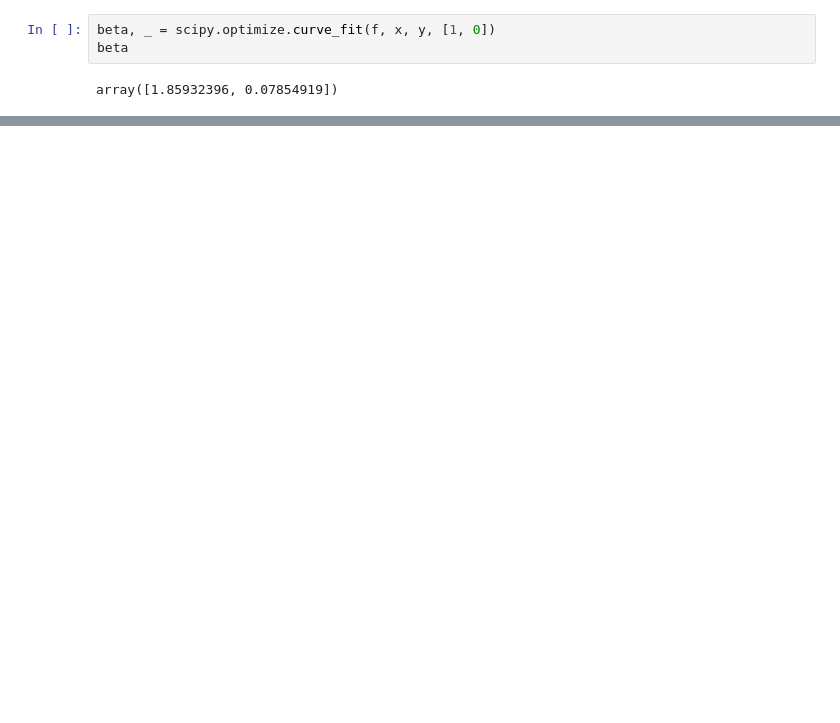
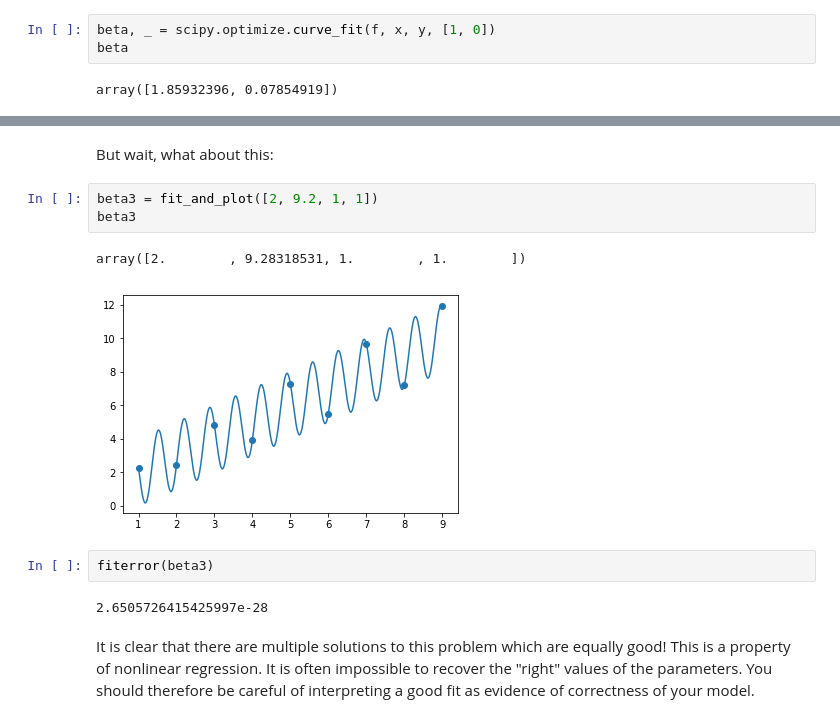
Before and after one commit to alchemyst/Dynamics-and-Control, a Jupyter notebook: 1_Dynamics/7_System_identification/Regression.ipynb, the cells around one changed output, grey strips where cells are left out. Cells and saved outputs as stored; diff of their text form; blank space fills up the shorter version.

```diff
--- a/1_Dynamics/7_System_identification/Regression.ipynb
+++ b/1_Dynamics/7_System_identification/Regression.ipynb
@@ -143,0 +199,14 @@ plt.plot(smoothx, f2(smoothx, *beta))
+# %% [markdown]
+But wait, what about this:
+# %%
+beta3 = fit_and_plot([2, 9.2, 1, 1])
+beta3
+# %% [output]
+array([2.        , 9.28318531, 1.        , 1.        ])
+[figure, added]
+# %%
+fiterror(beta3)
+# %% [output]
+2.6505726415425997e-28
+# %% [markdown]
+It is clear that there are multiple solutions to this problem which are equally good! This is a property of nonlinear regression. It is often impossible to recover the "right" values of the parameters. You should therefore be careful of interpreting a good fit as evidence of correctness of your model.
```
Also changed, not shown: parts of 25 cells of this notebook, 1 other file.
